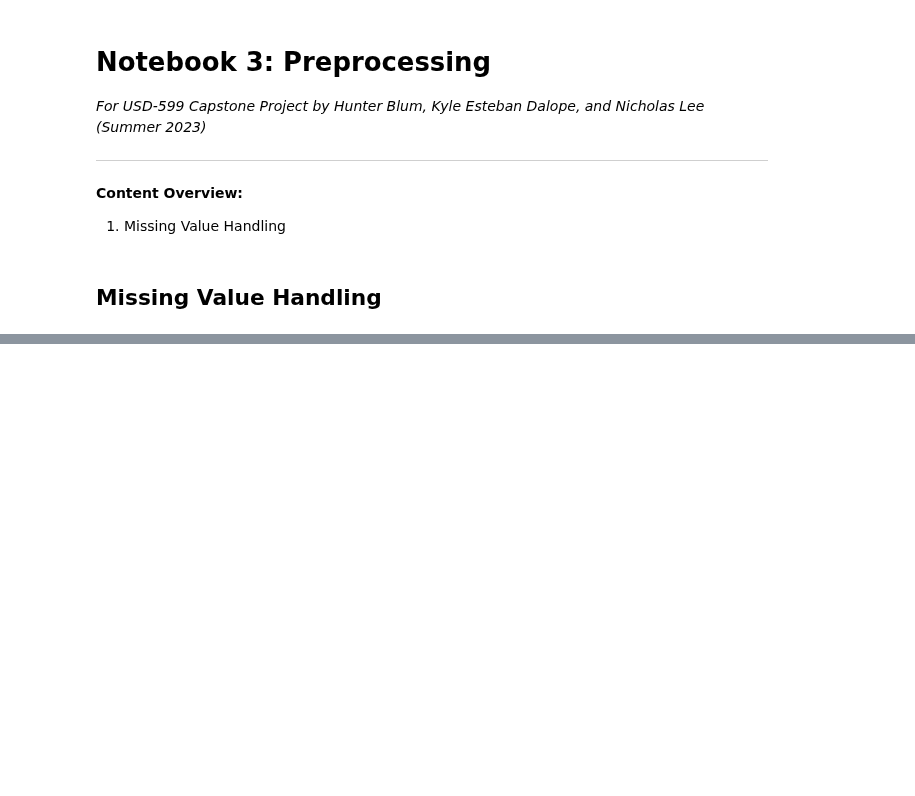
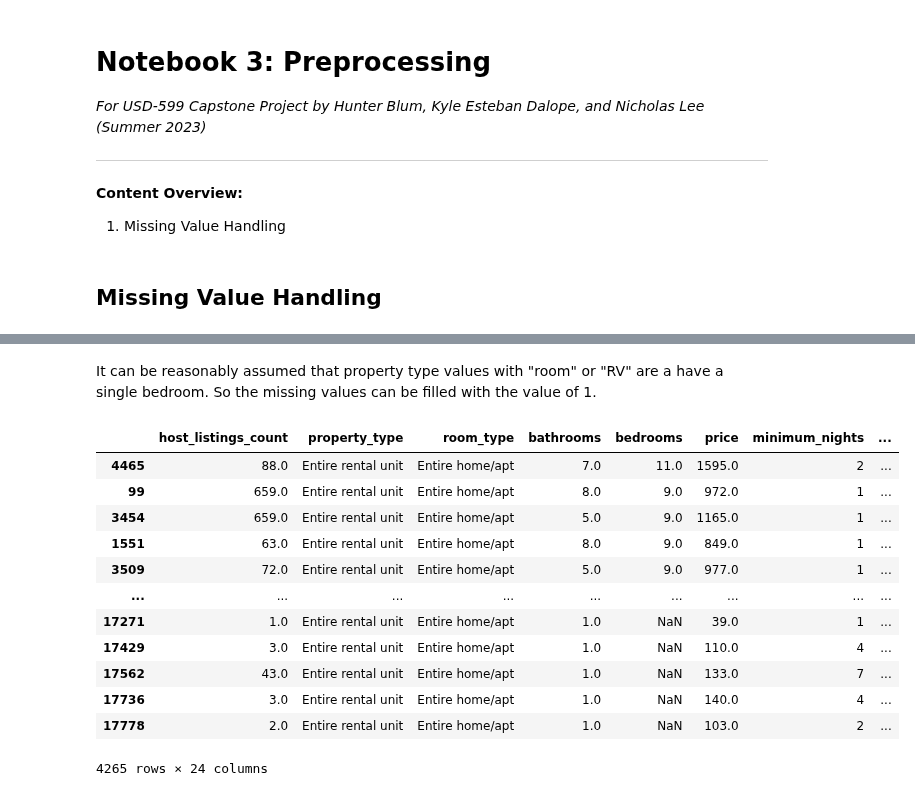
Before and after one commit to nlee98/ADS-599_Capstone_Project, a Jupyter notebook: Code Library/03_Preprocessing.ipynb, the cells around one changed output, grey strips where cells are left out. Saved outputs shown, nothing was run; the diff lists cells and outputs as text; code cells hidden in the pictures; blank space fills up the shorter version.

```diff
--- a/Code Library/03_Preprocessing.ipynb
+++ b/Code Library/03_Preprocessing.ipynb
@@ -85,0 +67,18 @@ dtype: int64
+# %% [markdown]
+It can be reasonably assumed that property type values with "room" or "RV" are a have a single bedroom. So the missing values can be filled with the value of 1.
+# %%
+preproc_df[preproc_df["property_type"].astype(str).str.contains(r"rental unit")].sort_values("bedrooms", ascending = False)
+# %% [output]
+|  | host_listings_count | property_type | room_type | bathrooms | bedrooms | price | minimum_nights | ... |
+| 4465 | 88.0 | Entire rental unit | Entire home/apt | 7.0 | 11.0 | 1595.0 | 2 | ... |
+| 99 | 659.0 | Entire rental unit | Entire home/apt | 8.0 | 9.0 | 972.0 | 1 | ... |
+| 3454 | 659.0 | Entire rental unit | Entire home/apt | 5.0 | 9.0 | 1165.0 | 1 | ... |
+| 1551 | 63.0 | Entire rental unit | Entire home/apt | 8.0 | 9.0 | 849.0 | 1 | ... |
+| 3509 | 72.0 | Entire rental unit | Entire home/apt | 5.0 | 9.0 | 977.0 | 1 | ... |
+| ... | ... | ... | ... | ... | ... | ... | ... | ... |
+| 17271 | 1.0 | Entire rental unit | Entire home/apt | 1.0 | NaN | 39.0 | 1 | ... |
+| 17429 | 3.0 | Entire rental unit | Entire home/apt | 1.0 | NaN | 110.0 | 4 | ... |
+| 17562 | 43.0 | Entire rental unit | Entire home/apt | 1.0 | NaN | 133.0 | 7 | ... |
+| 17736 | 3.0 | Entire rental unit | Entire home/apt | 1.0 | NaN | 140.0 | 4 | ... |
+| 17778 | 2.0 | Entire rental unit | Entire home/apt | 1.0 | NaN | 103.0 | 2 | ... |
+4265 rows × 24 columns
```
Also changed, not shown: parts of 15 cells of this notebook.
